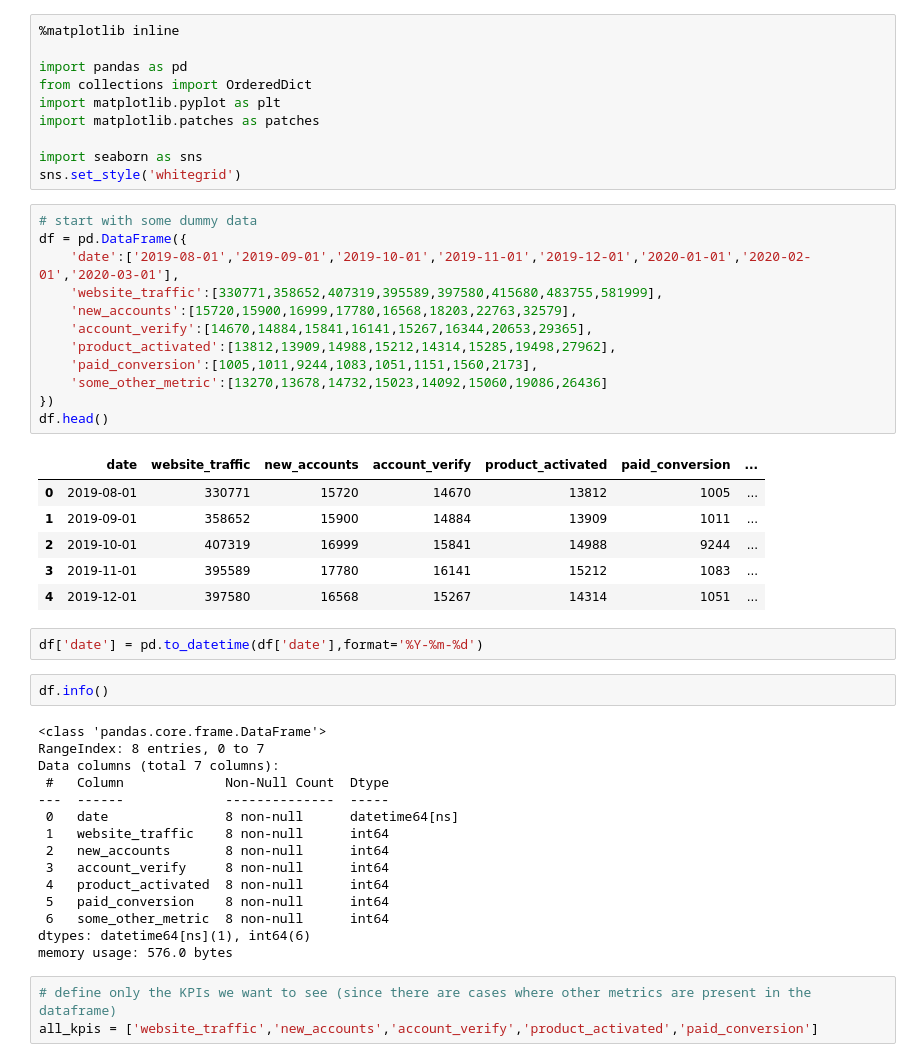
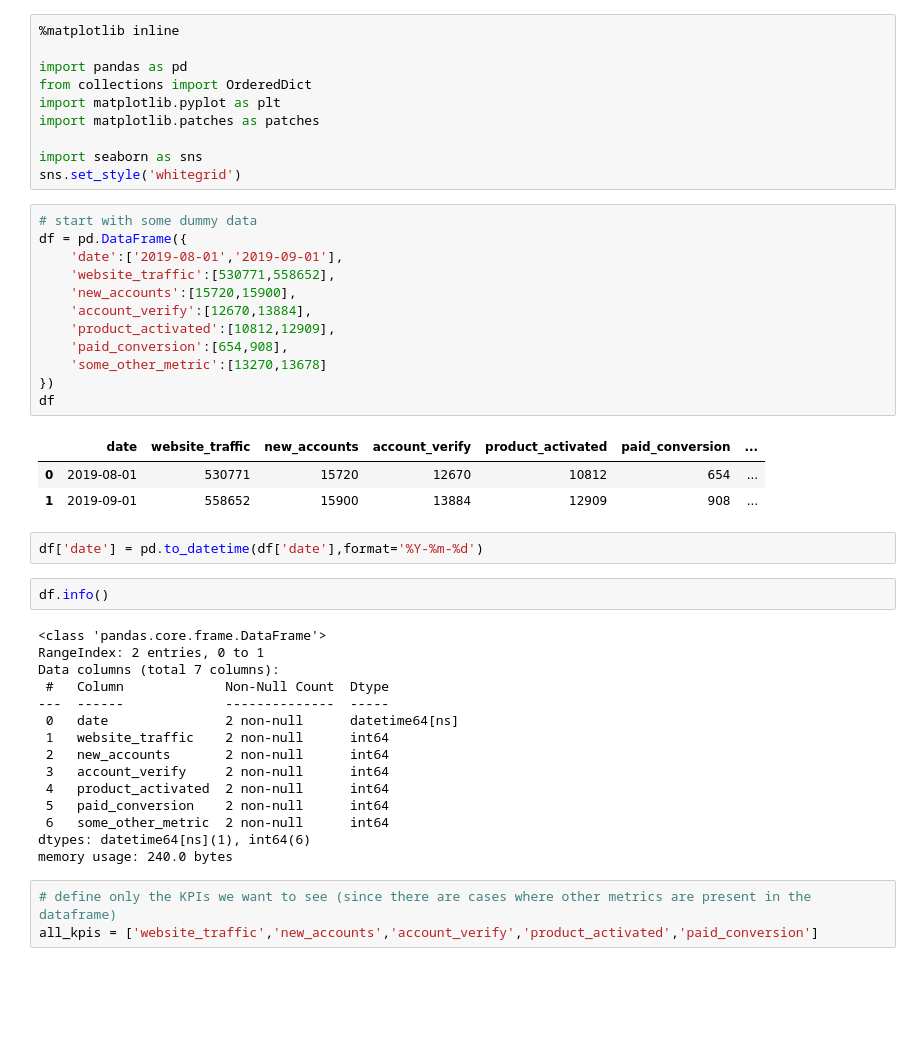
Before and after one commit to msure/notebooks, a Jupyter notebook: _notebooks/2020-05-02-charting-a-marketing-funnel.ipynb, the cells around one changed output. Saved outputs shown, nothing was run; the diff lists cells and outputs as text; blank space fills up the shorter version.

Commit message:
remove example posts and update dataframe in first post

```diff
--- a/_notebooks/2020-05-02-charting-a-marketing-funnel.ipynb
+++ b/_notebooks/2020-05-02-charting-a-marketing-funnel.ipynb
@@ -12,44 +12,41 @@ import matplotlib.patches as patches
 
 import seaborn as sns
 sns.set_style('whitegrid')
-# %%
-# start with some dummy data
-df = pd.DataFrame({
-    'date':['2019-08-01','2019-09-01','2019-10-01','2019-11-01','2019-12-01','2020-01-01','2020-02-01','2020-03-01'],
-    'website_traffic':[330771,358652,407319,395589,397580,415680,483755,581999],
-    'new_accounts':[15720,15900,16999,17780,16568,18203,22763,32579],
-    'account_verify':[14670,14884,15841,16141,15267,16344,20653,29365],
-    'product_activated':[13812,13909,14988,15212,14314,15285,19498,27962],
-    'paid_conversion':[1005,1011,9244,1083,1051,1151,1560,2173],
-    'some_other_metric':[13270,13678,14732,15023,14092,15060,19086,26436]
-})
-df.head()
-# %% [output]
-|  | date | website_traffic | new_accounts | account_verify | product_activated | paid_conversion | ... |
-| 0 | 2019-08-01 | 330771 | 15720 | 14670 | 13812 | 1005 | ... |
-| 1 | 2019-09-01 | 358652 | 15900 | 14884 | 13909 | 1011 | ... |
-| 2 | 2019-10-01 | 407319 | 16999 | 15841 | 14988 | 9244 | ... |
-| 3 | 2019-11-01 | 395589 | 17780 | 16141 | 15212 | 1083 | ... |
-| 4 | 2019-12-01 | 397580 | 16568 | 15267 | 14314 | 1051 | ... |
+# %%
+# start with some dummy data
+df = pd.DataFrame({
+    'date':['2019-08-01','2019-09-01'],
+    'website_traffic':[530771,558652],
+    'new_accounts':[15720,15900],
+    'account_verify':[12670,13884],
+    'product_activated':[10812,12909],
+    'paid_conversion':[654,908],
+    'some_other_metric':[13270,13678]
+})
+df
+# %% [output]
+|  | date | website_traffic | new_accounts | account_verify | product_activated | paid_conversion | ... |
+| 0 | 2019-08-01 | 530771 | 15720 | 12670 | 10812 | 654 | ... |
+| 1 | 2019-09-01 | 558652 | 15900 | 13884 | 12909 | 908 | ... |
 # %%
 df['date'] = pd.to_datetime(df['date'],format='%Y-%m-%d')
 # %%
 df.info()
 # %% [output]
 <class 'pandas.core.frame.DataFrame'>
-RangeIndex: 8 entries, 0 to 7
+RangeIndex: 2 entries, 0 to 1
 Data columns (total 7 columns):
  #   Column             Non-Null Count  Dtype
 ---  ------             --------------  -----
- 0   date               8 non-null      datetime64[ns]
- 1   website_traffic    8 non-null      int64
- 2   new_accounts       8 non-null      int64
- 3   account_verify     8 non-null      int64
- 4   product_activated  8 non-null      int64
- 5   paid_conversion    8 non-null      int64
- 6   some_other_metric  8 non-null      int64
+ 0   date               2 non-null      datetime64[ns]
+ 1   website_traffic    2 non-null      int64
+ 2   new_accounts       2 non-null      int64
+ 3   account_verify     2 non-null      int64
+ 4   product_activated  2 non-null      int64
+ 5   paid_conversion    2 non-null      int64
+ 6   some_other_metric  2 non-null      int64
 dtypes: datetime64[ns](1), int64(6)
-memory usage: 576.0 bytes
+memory usage: 240.0 bytes
 # %%
 # define only the KPIs we want to see (since there are cases where other metrics are present in the dataframe)
 all_kpis = ['website_traffic','new_accounts','account_verify','product_activated','paid_conversion']
```
Also changed, not shown: parts of 2 cells of this notebook, 1 other file.
